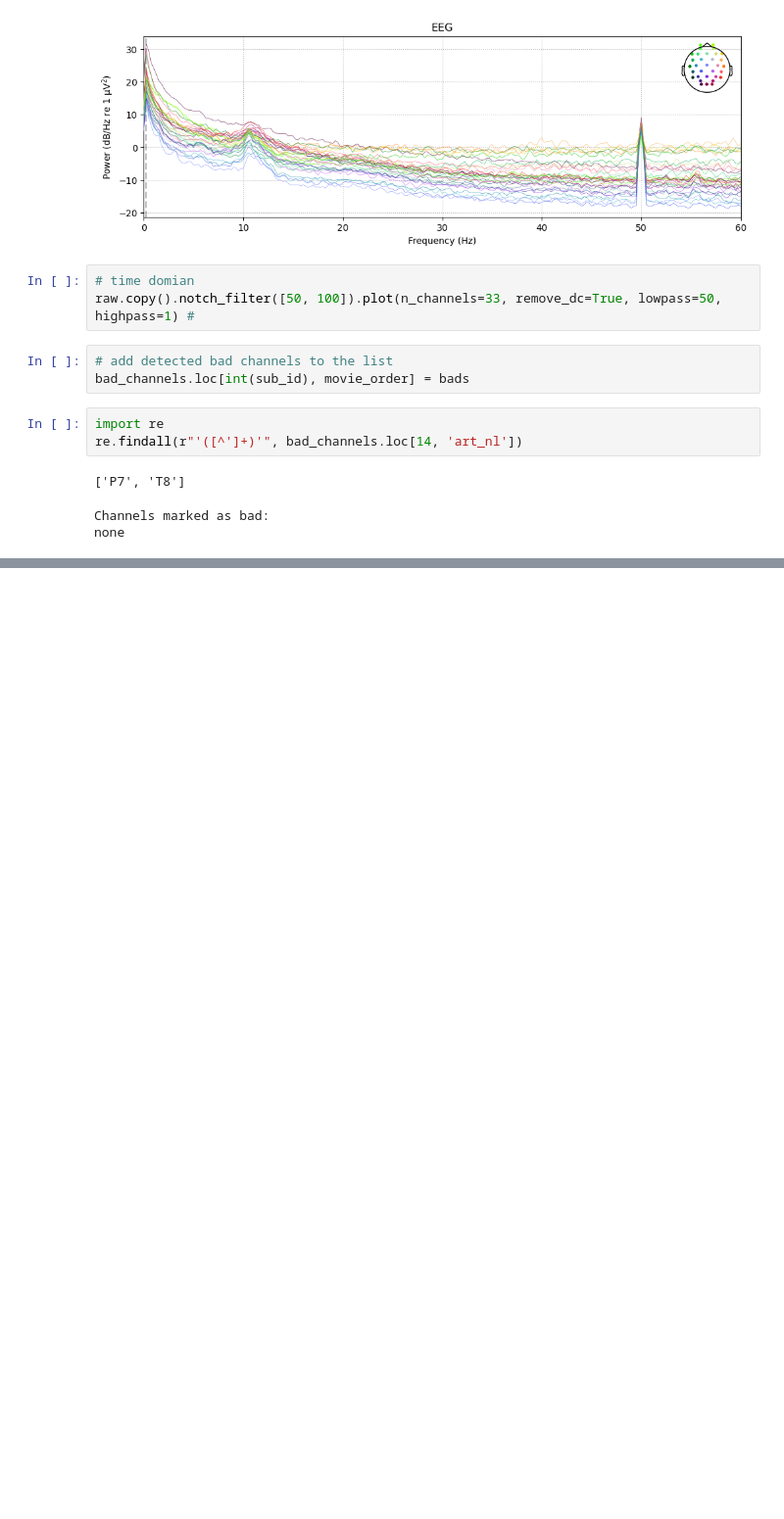
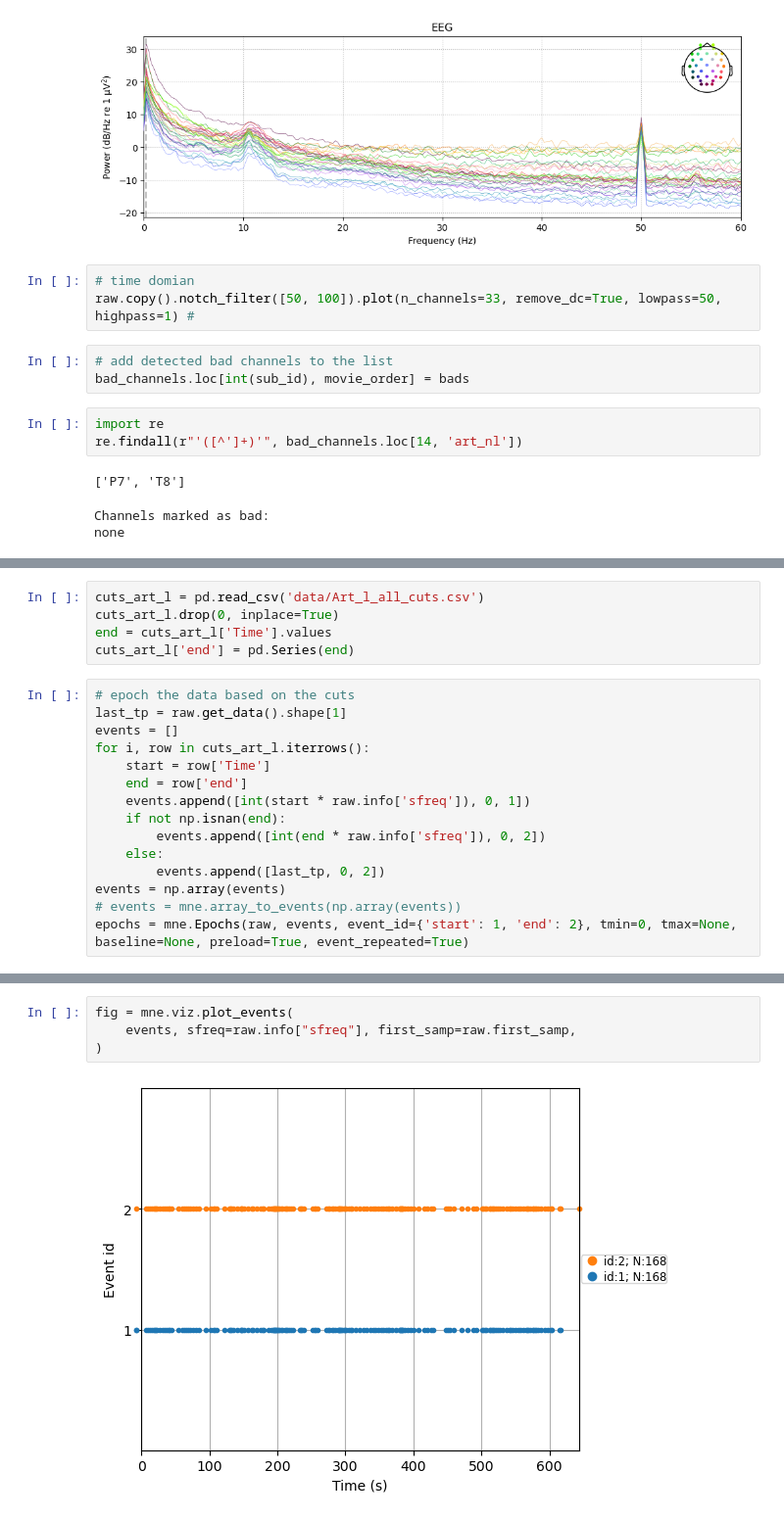
Before and after one commit to Yeganehfrh/MovieEEG-SourcePipeline, a Jupyter notebook: notebooks/Preprocessing.ipynb, the cells around one changed output, grey strips where cells are left out. Shown at 98% size. Saved outputs shown, nothing was run; the diff lists cells and outputs as text; blank space fills up the shorter version.

Commit message:
epoch data based on cuts

```diff
--- a/notebooks/Preprocessing.ipynb
+++ b/notebooks/Preprocessing.ipynb
@@ -269,0 +289,20 @@ none
+# %%
+cuts_art_l = pd.read_csv('data/Art_l_all_cuts.csv')
+cuts_art_l.drop(0, inplace=True)
+end = cuts_art_l['Time'].values
+cuts_art_l['end'] = pd.Series(end)
+# %%
+# epoch the data based on the cuts
+last_tp = raw.get_data().shape[1]
+events = []
+for i, row in cuts_art_l.iterrows():
+    start = row['Time']
+    end = row['end']
+    events.append([int(start * raw.info['sfreq']), 0, 1])
+    if not np.isnan(end):
+        events.append([int(end * raw.info['sfreq']), 0, 2])
+    else:
+        events.append([last_tp, 0, 2])
+events = np.array(events)
+# events = mne.array_to_events(np.array(events))
+epochs = mne.Epochs(raw, events, event_id={'start': 1, 'end': 2}, tmin=0, tmax=None, baseline=None, preload=True, event_repeated=True)
@@ -269,0 +323,6 @@ none
+# %%
+fig = mne.viz.plot_events(
+    events, sfreq=raw.info["sfreq"], first_samp=raw.first_samp,
+)
+# %% [output]
+[figure, added]
```
Also changed, not shown: parts of 4 cells of this notebook.
